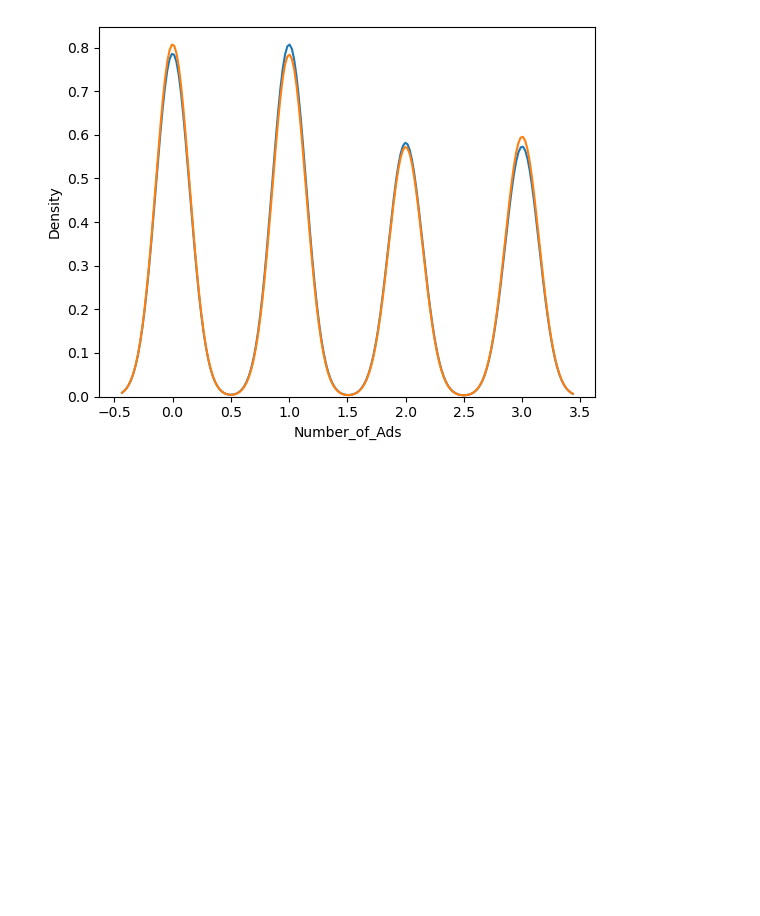
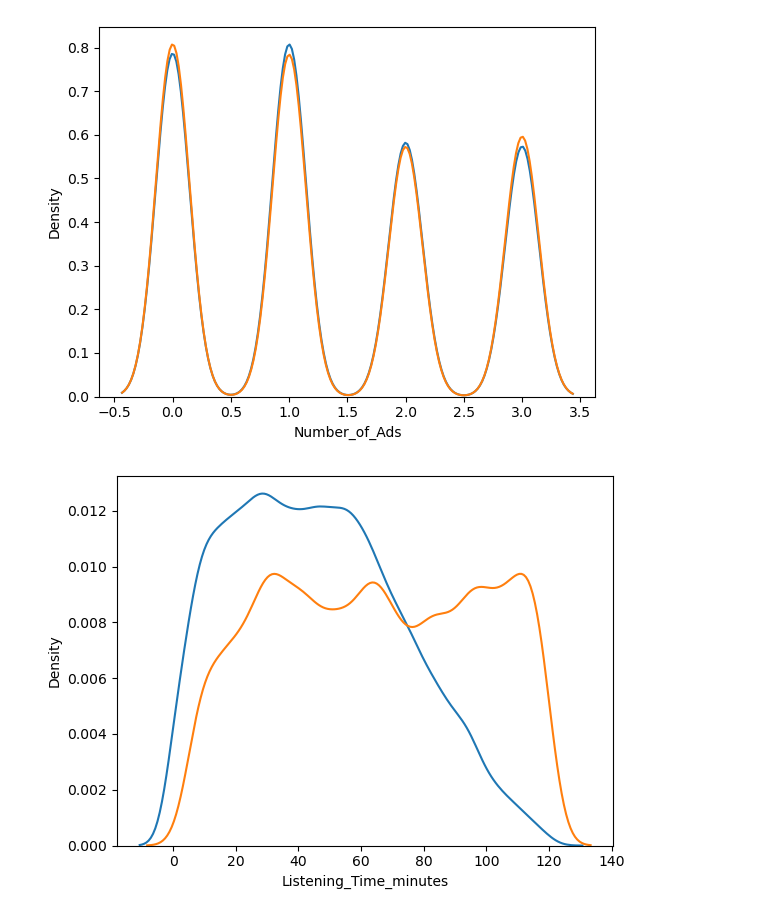
Before and after one commit to AlexeySporykhin/playground-series-s5e4, a Jupyter notebook: EDA.ipynb, the cells around one changed output. Drawn from its saved outputs; the diff is of its cells as text; code cells hidden in the pictures; blank space fills up the shorter version.

```diff
--- a/EDA.ipynb
+++ b/EDA.ipynb
@@ -95,3 +98,9 @@ sns.kdeplot(x=test[col])
 # %% [output]
 <Axes: xlabel='Number_of_Ads', ylabel='Density'>
 [figure]
+# %%
+sns.kdeplot(x=train['Listening_Time_minutes'])
+sns.kdeplot(x=train['Episode_Length_minutes'])
+plt.show()
+# %% [output]
+[figure, added]
```
Also changed, not shown: parts of 3 cells of this notebook.
